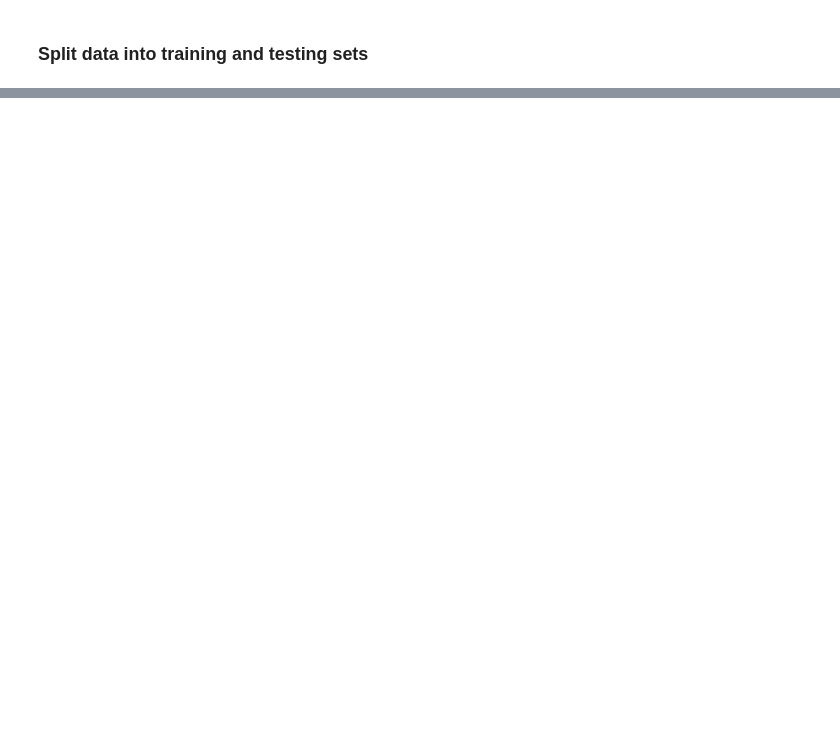
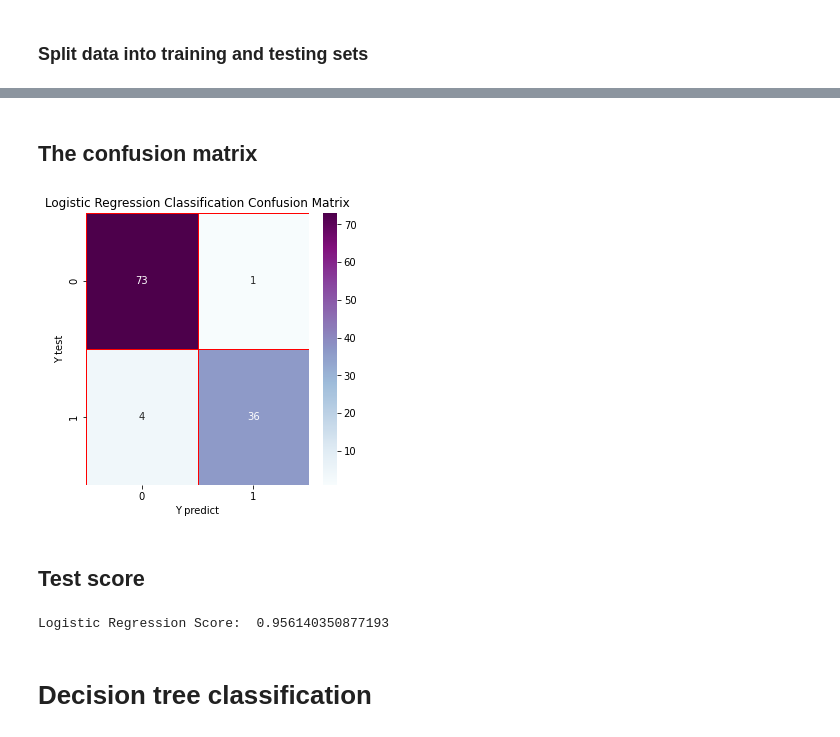
Before and after one commit to aftab-ua/regression-project, a Jupyter notebook: Regression project .ipynb, the cells around one changed output, grey strips where cells are left out. Drawn from its saved outputs; the diff is of its cells as text; code cells hidden in the pictures; blank space fills up the shorter version.

```diff
--- a/Regression project .ipynb
+++ b/Regression project .ipynb
@@ -216,6 +227,0 @@ X_train, X_test, y_train, y_test = train_test_split(X, y, test_size = 0.2, rando
-# %%
-# Applying Feature Scaling
-from sklearn.preprocessing import StandardScaler
-sc = StandardScaler()
-X_train = sc.fit_transform(X_train)
-X_test = sc.transform(X_test)
@@ -283,3 +227,0 @@ plt.show()
-# %%
-tree=DecisionTreeClassifier(random_state=10)
-tree.fit(X_train,y_train)
@@ -303,0 +228,11 @@ plt.show()
+# %%
+from sklearn.linear_model import LogisticRegression
+
+# defining the model
+logreg = LogisticRegression(C=10)
+
+# train the model
+logreg.fit(X_train, Y_train)
+
+# predict target values
+Y_predict1 = logreg.predict(X_test)
@@ -303,0 +247,25 @@ plt.show()
+# %% [markdown]
+## The confusion matrix
+# %%
+
+from sklearn.metrics import confusion_matrix
+import seaborn as sns
+
+logreg_cm = confusion_matrix(Y_test, Y_predict1)
+f, ax = plt.subplots(figsize=(5,5))
+sns.heatmap(logreg_cm, annot=True, linewidth=0.7, linecolor='red', fmt='g', ax=ax, cmap="BuPu")
+plt.title('Logistic Regression Classification Confusion Matrix')
+plt.xlabel('Y predict')
+plt.ylabel('Y test')
+plt.show()
+# %% [output]
+[figure, added]
+# %% [markdown]
+## Test score
+# %%
+score_logreg = logreg.score(X_test, Y_test)
+print("Logistic Regression Score: ", score_logreg)
+# %% [output]
+Logistic Regression Score:  0.956140350877193
+# %% [markdown]
+# Decision tree classification
```
Also changed, not shown: parts of 48 cells of this notebook.
